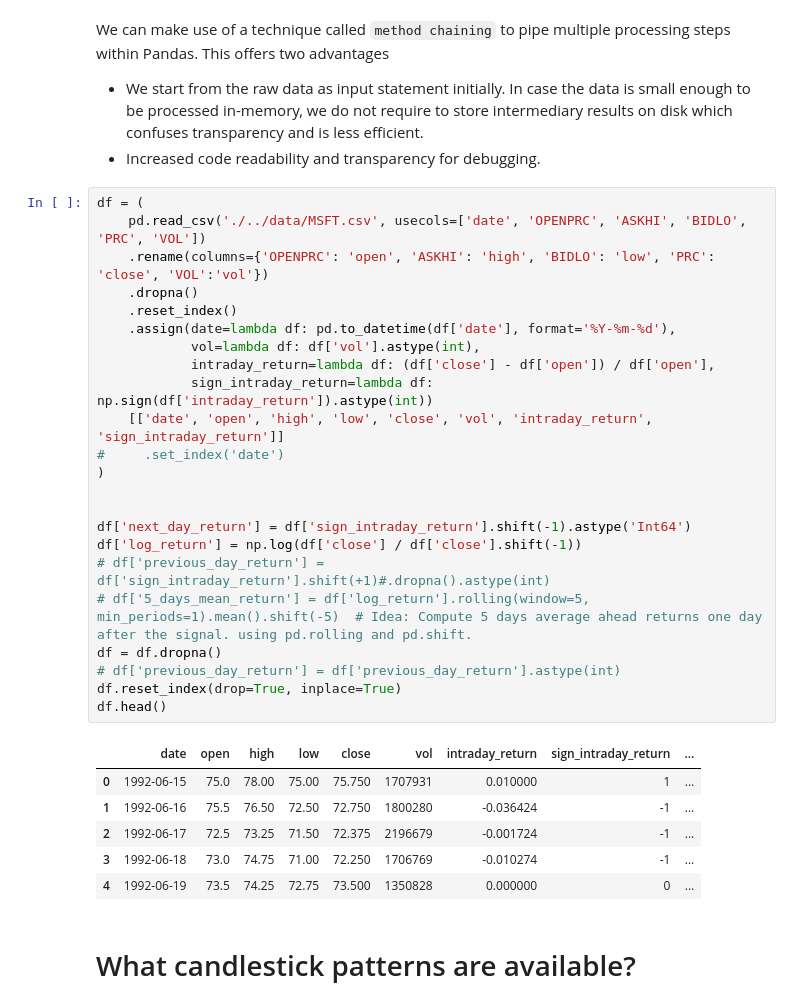
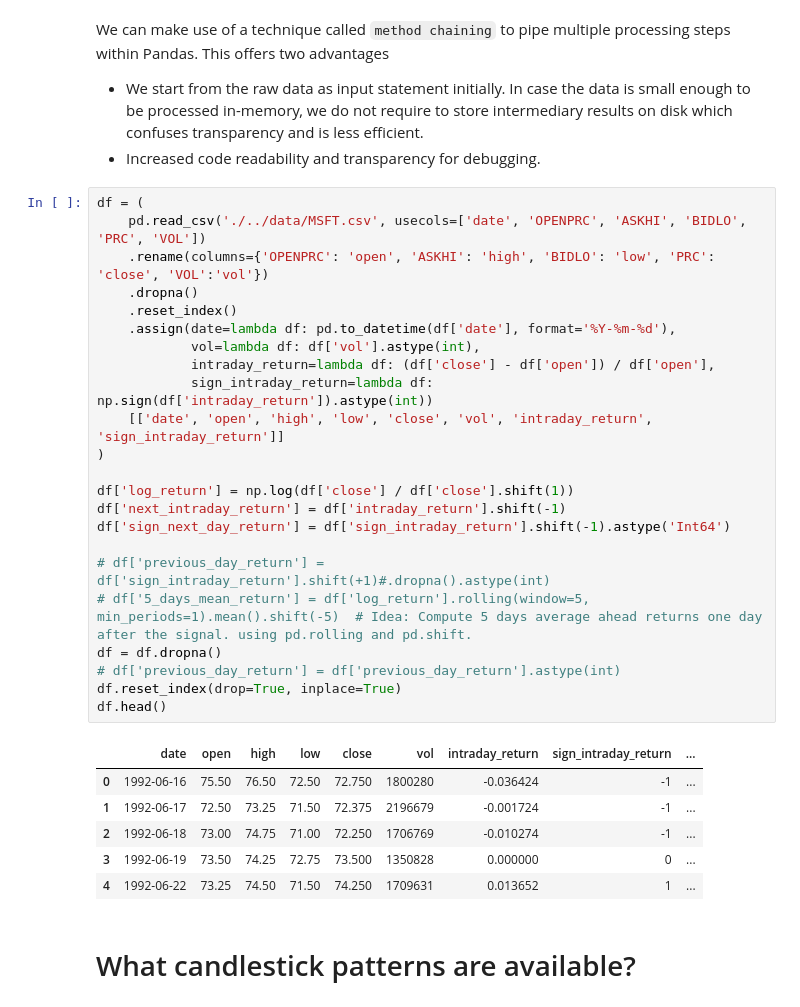
Before and after one commit to ImperialCollegeLondon/ReCoDE-DecodingMarketSignals, a Jupyter notebook: notebooks/ReCoDe_DecodingMarketSignals.ipynb, the cells around one changed output. Cells and saved outputs as stored; diff of their text form.

```diff
--- a/notebooks/ReCoDe_DecodingMarketSignals.ipynb
+++ b/notebooks/ReCoDe_DecodingMarketSignals.ipynb
@@ -126,33 +124,33 @@ We can make use of a technique called `method chaining` to pipe multiple process
 # %%
 df = (
     pd.read_csv('./../data/MSFT.csv', usecols=['date', 'OPENPRC', 'ASKHI', 'BIDLO', 'PRC', 'VOL'])
     .rename(columns={'OPENPRC': 'open', 'ASKHI': 'high', 'BIDLO': 'low', 'PRC': 'close', 'VOL':'vol'})
     .dropna()
     .reset_index()
     .assign(date=lambda df: pd.to_datetime(df['date'], format='%Y-%m-%d'),
             vol=lambda df: df['vol'].astype(int),
             intraday_return=lambda df: (df['close'] - df['open']) / df['open'],
             sign_intraday_return=lambda df: np.sign(df['intraday_return']).astype(int))
     [['date', 'open', 'high', 'low', 'close', 'vol', 'intraday_return', 'sign_intraday_return']]
-#     .set_index('date')
 )
 
+df['log_return'] = np.log(df['close'] / df['close'].shift(1))
+df['next_intraday_return'] = df['intraday_return'].shift(-1)
+df['sign_next_day_return'] = df['sign_intraday_return'].shift(-1).astype('Int64')
 
-df['next_day_return'] = df['sign_intraday_return'].shift(-1).astype('Int64')
-df['log_return'] = np.log(df['close'] / df['close'].shift(-1))
 # df['previous_day_return'] = df['sign_intraday_return'].shift(+1)#.dropna().astype(int)
 # df['5_days_mean_return'] = df['log_return'].rolling(window=5, min_periods=1).mean().shift(-5)  # Idea: Compute 5 days average ahead returns one day after the signal. using pd.rolling and pd.shift.
 df = df.dropna()
 # df['previous_day_return'] = df['previous_day_return'].astype(int)
 df.reset_index(drop=True, inplace=True)
 df.head()
 # %% [output]
 |  | date | open | high | low | close | vol | intraday_return | sign_intraday_return | ... |
-| 0 | 1992-06-15 | 75.0 | 78.00 | 75.00 | 75.750 | 1707931 | 0.010000 | 1 | ... |
-| 1 | 1992-06-16 | 75.5 | 76.50 | 72.50 | 72.750 | 1800280 | -0.036424 | -1 | ... |
-| 2 | 1992-06-17 | 72.5 | 73.25 | 71.50 | 72.375 | 2196679 | -0.001724 | -1 | ... |
-| 3 | 1992-06-18 | 73.0 | 74.75 | 71.00 | 72.250 | 1706769 | -0.010274 | -1 | ... |
-| 4 | 1992-06-19 | 73.5 | 74.25 | 72.75 | 73.500 | 1350828 | 0.000000 | 0 | ... |
+| 0 | 1992-06-16 | 75.50 | 76.50 | 72.50 | 72.750 | 1800280 | -0.036424 | -1 | ... |
+| 1 | 1992-06-17 | 72.50 | 73.25 | 71.50 | 72.375 | 2196679 | -0.001724 | -1 | ... |
+| 2 | 1992-06-18 | 73.00 | 74.75 | 71.00 | 72.250 | 1706769 | -0.010274 | -1 | ... |
+| 3 | 1992-06-19 | 73.50 | 74.25 | 72.75 | 73.500 | 1350828 | 0.000000 | 0 | ... |
+| 4 | 1992-06-22 | 73.25 | 74.50 | 71.50 | 74.250 | 1709631 | 0.013652 | 1 | ... |
 # %% [markdown]
 # What candlestick patterns are available?
 # %%
```
Also changed, not shown: parts of 21 cells of this notebook.
